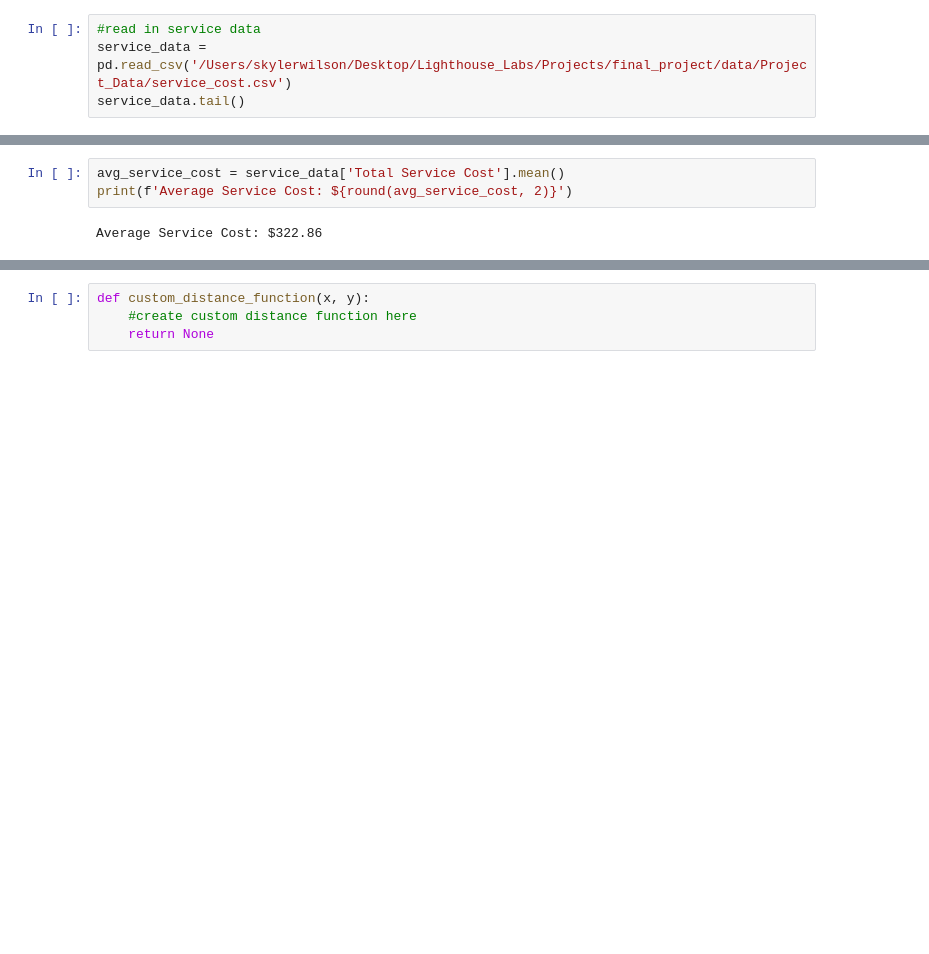
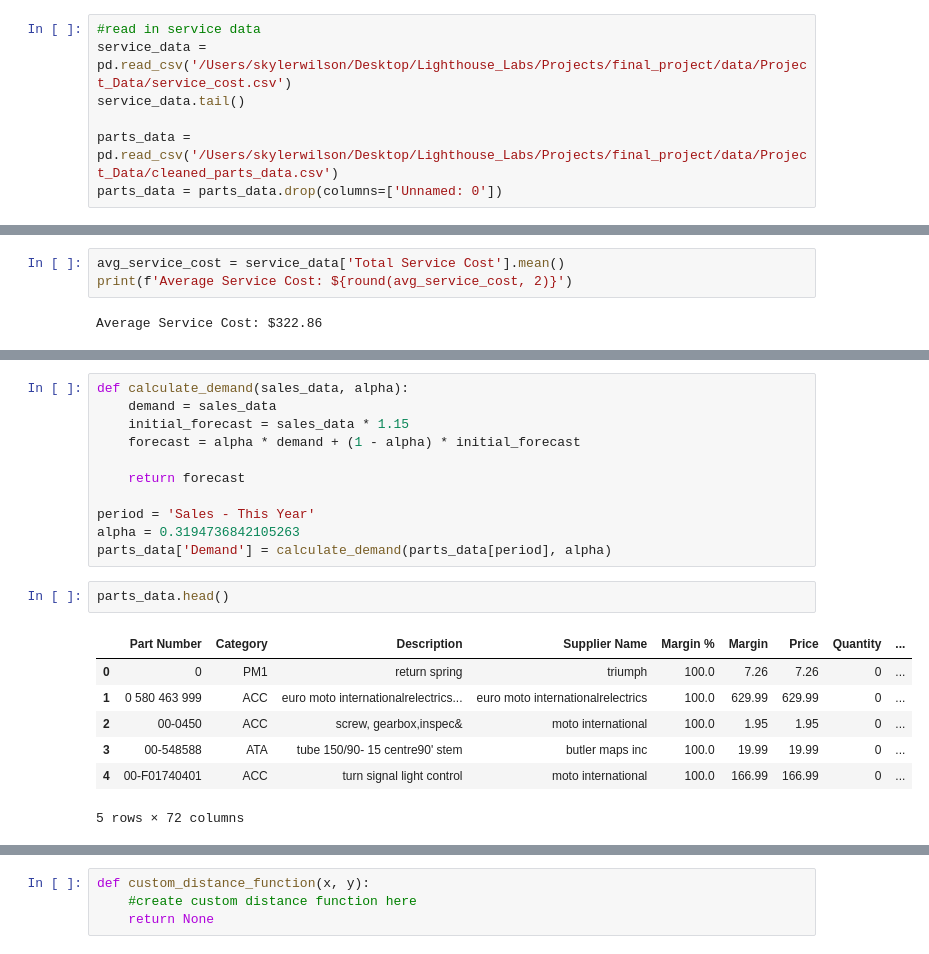
Before and after one commit to skyler22wilson/final_project, a Jupyter notebook: notebooks/custom_function_building.ipynb, the cells around one changed output, grey strips where cells are left out. Cells and saved outputs as stored; diff of their text form; blank space fills up the shorter version.

```diff
--- a/notebooks/custom_function_building.ipynb
+++ b/notebooks/custom_function_building.ipynb
@@ -10,3 +10,6 @@ from sklearn.cluster import AgglomerativeClustering
 #read in service data
 service_data = pd.read_csv('/Users/skylerwilson/Desktop/Lighthouse_Labs/Projects/final_project/data/Project_Data/service_cost.csv')
 service_data.tail()
+
+parts_data = pd.read_csv('/Users/skylerwilson/Desktop/Lighthouse_Labs/Projects/final_project/data/Project_Data/cleaned_parts_data.csv')
+parts_data = parts_data.drop(columns=['Unnamed: 0'])
@@ -60,0 +105,21 @@ Average Service Cost: $322.86
+# %%
+def calculate_demand(sales_data, alpha):
+    demand = sales_data
+    initial_forecast = sales_data * 1.15
+    forecast = alpha * demand + (1 - alpha) * initial_forecast
+
+    return forecast
+
+period = 'Sales - This Year'
+alpha = 0.3194736842105263
+parts_data['Demand'] = calculate_demand(parts_data[period], alpha)
+# %%
+parts_data.head()
+# %% [output]
+|  | Part Number | Category | Description | Supplier Name | Margin % | Margin | Price | Quantity | ... |
+| 0 | 0 | PM1 | return spring | triumph | 100.0 | 7.26 | 7.26 | 0 | ... |
+| 1 | 0 580 463 999 | ACC | euro moto internationalrelectrics... | euro moto internationalrelectrics | 100.0 | 629.99 | 629.99 | 0 | ... |
+| 2 | 00-0450 | ACC | screw, gearbox,inspec& | moto international | 100.0 | 1.95 | 1.95 | 0 | ... |
+| 3 | 00-548588 | ATA | tube 150/90- 15 centre90' stem | butler maps inc | 100.0 | 19.99 | 19.99 | 0 | ... |
+| 4 | 00-F01740401 | ACC | turn signal light control | moto international | 100.0 | 166.99 | 166.99 | 0 | ... |
+5 rows × 72 columns
```
Also changed, not shown: parts of 10 cells of this notebook, 3 other files.
